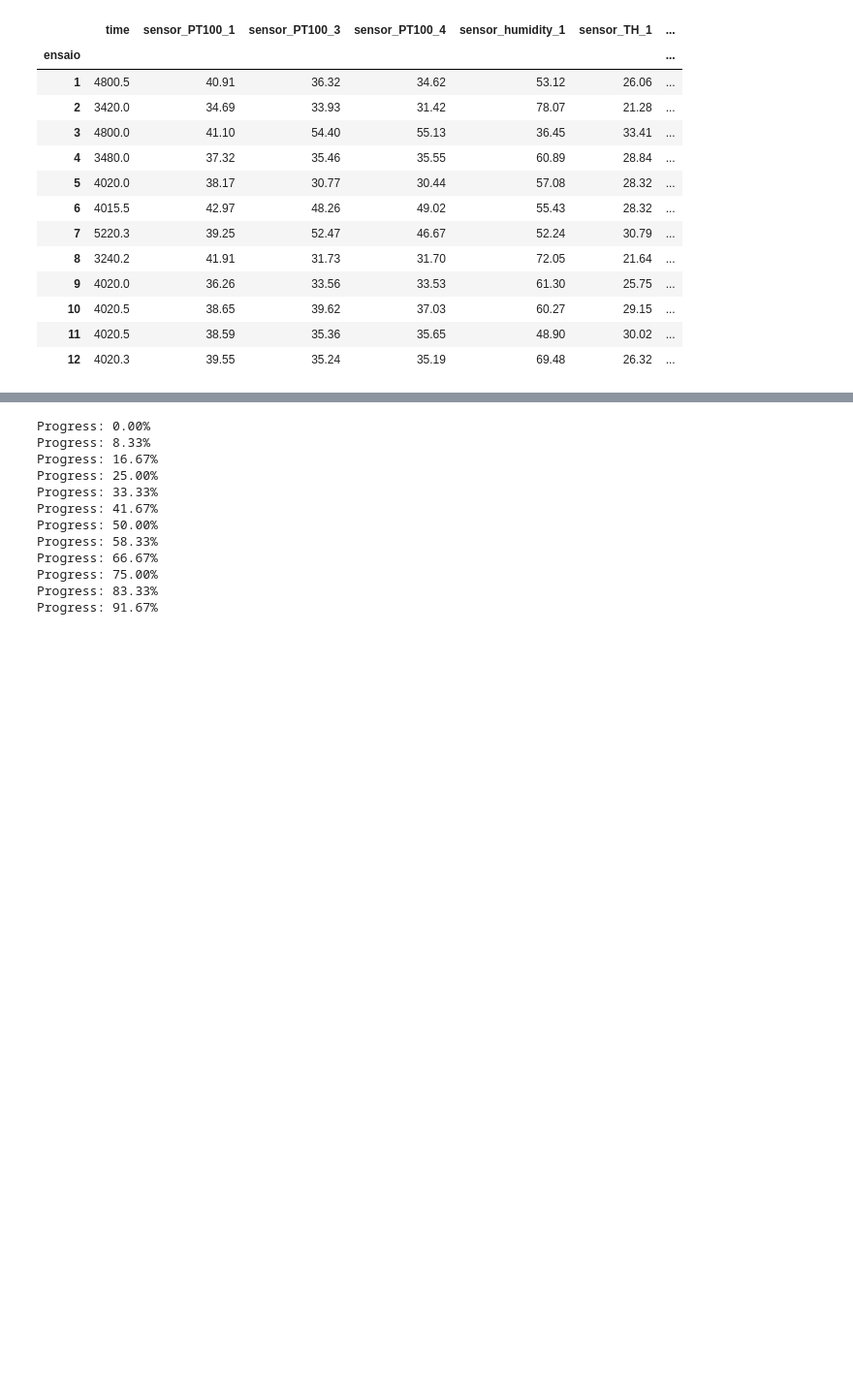
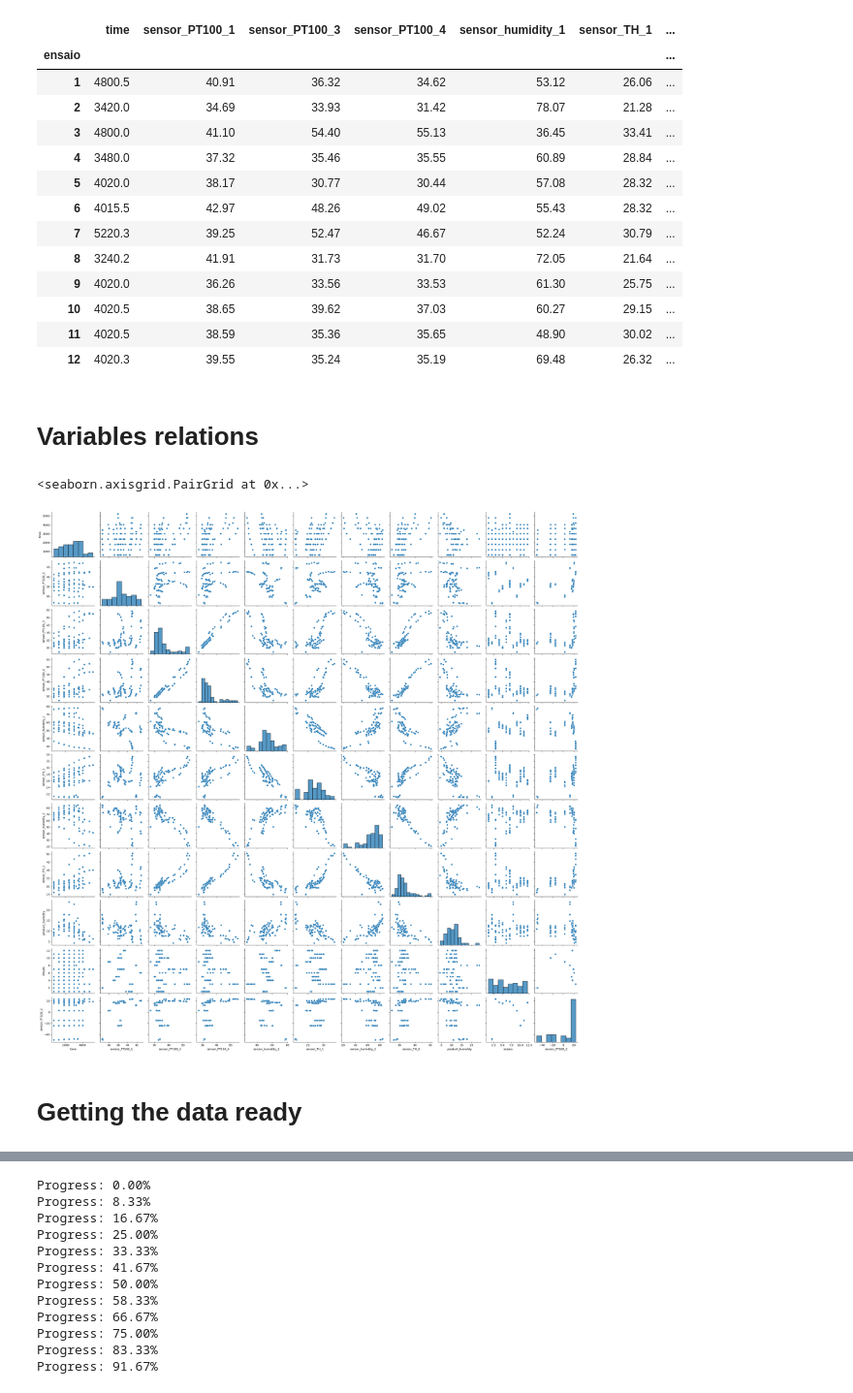
Before and after one commit to Raphael-Marchetti-Calciolari/projects-tcc-imt-2023, a Jupyter notebook: scripts/fixData.ipynb, the cells around one changed output, grey strips where cells are left out. Shown at 97% size. Drawn from its saved outputs; the diff is of its cells as text; code cells hidden in the pictures; blank space fills up the shorter version.

```diff
--- a/scripts/fixData.ipynb
+++ b/scripts/fixData.ipynb
@@ -24,5 +24,12 @@ df.groupby('ensaio').max()
 | 10 | 4020.5 | 38.65 | 39.62 | 37.03 | 60.27 | 29.15 | ... |
 | 11 | 4020.5 | 38.59 | 35.36 | 35.65 | 48.90 | 30.02 | ... |
 | 12 | 4020.3 | 39.55 | 35.24 | 35.19 | 69.48 | 26.32 | ... |
+# %% [markdown]
+# Variables relations
 # %%
-# sns.pairplot(df)
+sns.pairplot(df)
+# %% [output]
+<seaborn.axisgrid.PairGrid at 0x...>
+[figure, added]
+# %% [markdown]
+# Getting the data ready
```
Also changed, not shown: parts of 11 cells of this notebook.
